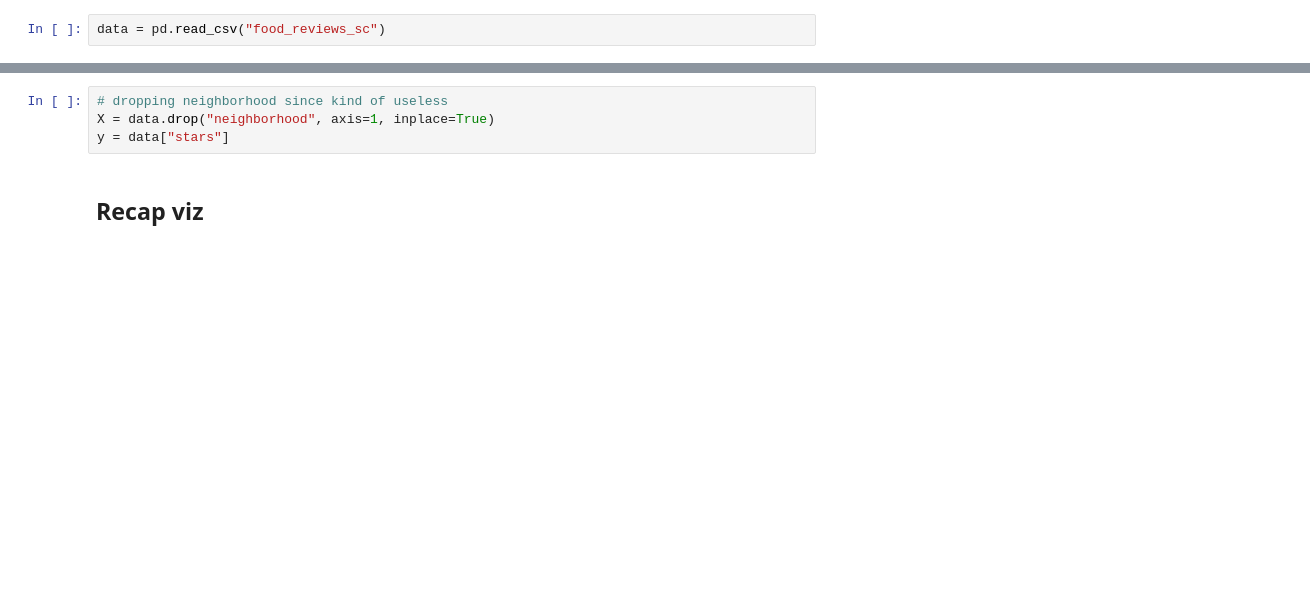
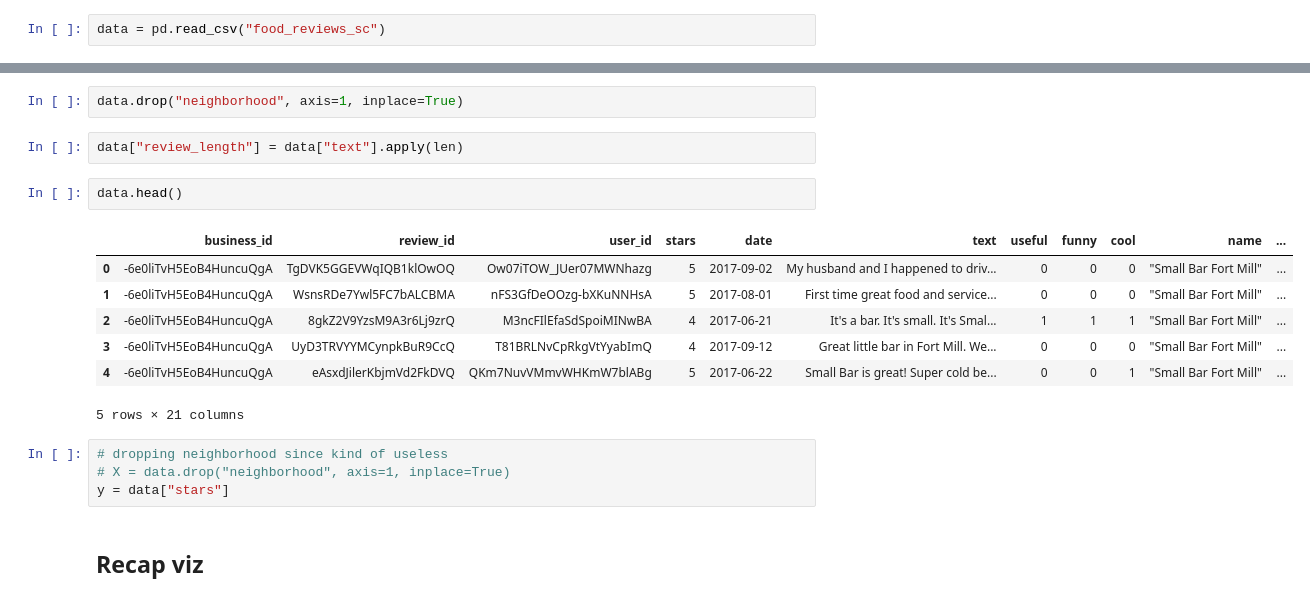
Before and after one commit to schubline/capstone_project, a Jupyter notebook: eda_notebooks/nlp_food_review_sc.ipynb, the cells around one changed output, grey strips where cells are left out. Saved outputs shown, nothing was run; the diff lists cells and outputs as text; blank space fills up the shorter version.

```diff
--- a/eda_notebooks/nlp_food_review_sc.ipynb
+++ b/eda_notebooks/nlp_food_review_sc.ipynb
@@ -50,6 +60,20 @@ memory usage: 1.0+ MB
+# %%
+data.drop("neighborhood", axis=1, inplace=True)
+# %%
+data["review_length"] = data["text"].apply(len)
+# %%
+data.head()
+# %% [output]
+|  | business_id | review_id | user_id | stars | date | text | useful | funny | cool | name | ... |
+| 0 | -6e0liTvH5EoB4HuncuQgA | TgDVK5GGEVWqIQB1klOwOQ | Ow07iTOW_JUer07MWNhazg | 5 | 2017-09-02 | My husband and I happened to driv... | 0 | 0 | 0 | "Small Bar Fort Mill" | ... |
+| 1 | -6e0liTvH5EoB4HuncuQgA | WsnsRDe7Ywl5FC7bALCBMA | nFS3GfDeOOzg-bXKuNNHsA | 5 | 2017-08-01 | First time great food and service... | 0 | 0 | 0 | "Small Bar Fort Mill" | ... |
+| 2 | -6e0liTvH5EoB4HuncuQgA | 8gkZ2V9YzsM9A3r6Lj9zrQ | M3ncFIlEfaSdSpoiMINwBA | 4 | 2017-06-21 | It's a bar. It's small. It's Smal... | 1 | 1 | 1 | "Small Bar Fort Mill" | ... |
+| 3 | -6e0liTvH5EoB4HuncuQgA | UyD3TRVYYMCynpkBuR9CcQ | T81BRLNvCpRkgVtYyabImQ | 4 | 2017-09-12 | Great little bar in Fort Mill. We... | 0 | 0 | 0 | "Small Bar Fort Mill" | ... |
+| 4 | -6e0liTvH5EoB4HuncuQgA | eAsxdJilerKbjmVd2FkDVQ | QKm7NuvVMmvWHKmW7blABg | 5 | 2017-06-22 | Small Bar is great! Super cold be... | 0 | 0 | 1 | "Small Bar Fort Mill" | ... |
+5 rows × 21 columns
 # %%
 # dropping neighborhood since kind of useless
-X = data.drop("neighborhood", axis=1, inplace=True)
+# X = data.drop("neighborhood", axis=1, inplace=True)
 y = data["stars"]
 # %% [markdown]
 ## Recap viz
```
Also changed, not shown: parts of 32 cells of this notebook, 1 other file.
